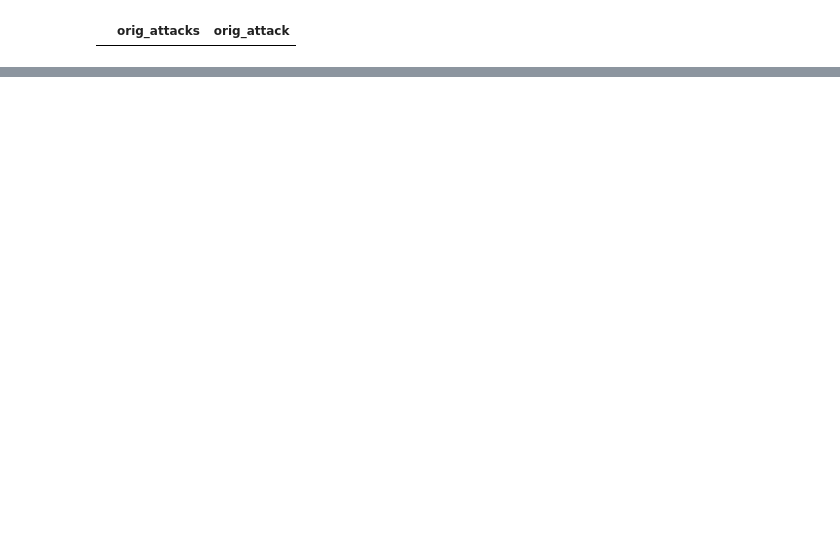
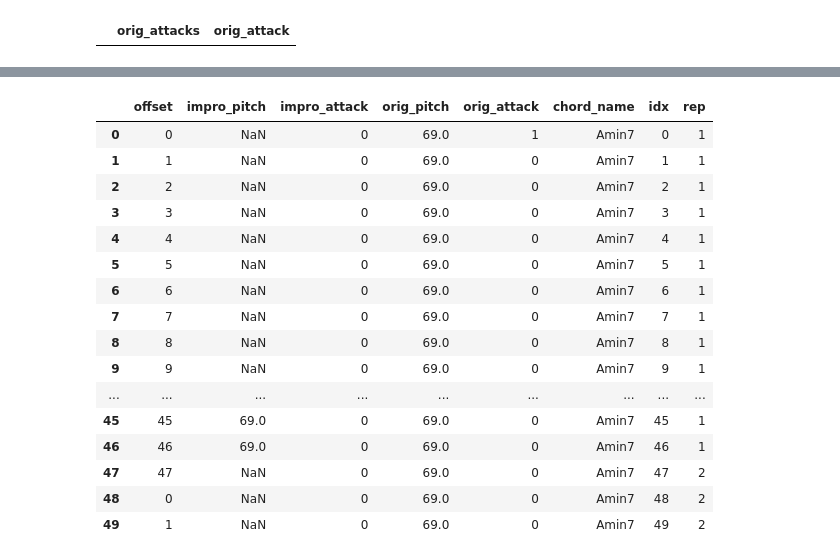
Before and after one commit to HikariNoMJ14/cool-cat-ai, a Jupyter notebook: src/Time-Step Encoding.ipynb, the cells around one changed output, grey strips where cells are left out. Drawn from its saved outputs; the diff is of its cells as text; code cells hidden in the pictures; blank space fills up the shorter version.

```diff
--- a/src/Time-Step Encoding.ipynb
+++ b/src/Time-Step Encoding.ipynb
@@ -227,0 +285,2 @@ mono.tail()
+# %%
+mono['idx'] = mono.index
@@ -227,0 +311,4 @@ mono.tail()
+# %%
+m = np.isnan(mono['impro_pitch'])
+
+mono['rep'] = m.ne(m.shift() & m).cumsum()
@@ -227,0 +331,20 @@ mono.tail()
+# %%
+mono.head(50)
+# %% [output]
+|  | offset | impro_pitch | impro_attack | orig_pitch | orig_attack | chord_name | idx | rep |
+| 0 | 0 | NaN | 0 | 69.0 | 1 | Amin7 | 0 | 1 |
+| 1 | 1 | NaN | 0 | 69.0 | 0 | Amin7 | 1 | 1 |
+| 2 | 2 | NaN | 0 | 69.0 | 0 | Amin7 | 2 | 1 |
+| 3 | 3 | NaN | 0 | 69.0 | 0 | Amin7 | 3 | 1 |
+| 4 | 4 | NaN | 0 | 69.0 | 0 | Amin7 | 4 | 1 |
+| 5 | 5 | NaN | 0 | 69.0 | 0 | Amin7 | 5 | 1 |
+| 6 | 6 | NaN | 0 | 69.0 | 0 | Amin7 | 6 | 1 |
+| 7 | 7 | NaN | 0 | 69.0 | 0 | Amin7 | 7 | 1 |
+| 8 | 8 | NaN | 0 | 69.0 | 0 | Amin7 | 8 | 1 |
+| 9 | 9 | NaN | 0 | 69.0 | 0 | Amin7 | 9 | 1 |
+| ... | ... | ... | ... | ... | ... | ... | ... | ... |
+| 45 | 45 | 69.0 | 0 | 69.0 | 0 | Amin7 | 45 | 1 |
+| 46 | 46 | 69.0 | 0 | 69.0 | 0 | Amin7 | 46 | 1 |
+| 47 | 47 | NaN | 0 | 69.0 | 0 | Amin7 | 47 | 2 |
+| 48 | 0 | NaN | 0 | 69.0 | 0 | Amin7 | 48 | 2 |
+| 49 | 1 | NaN | 0 | 69.0 | 0 | Amin7 | 49 | 2 |
```
Also changed, not shown: parts of 9 cells of this notebook, 18 other files.
